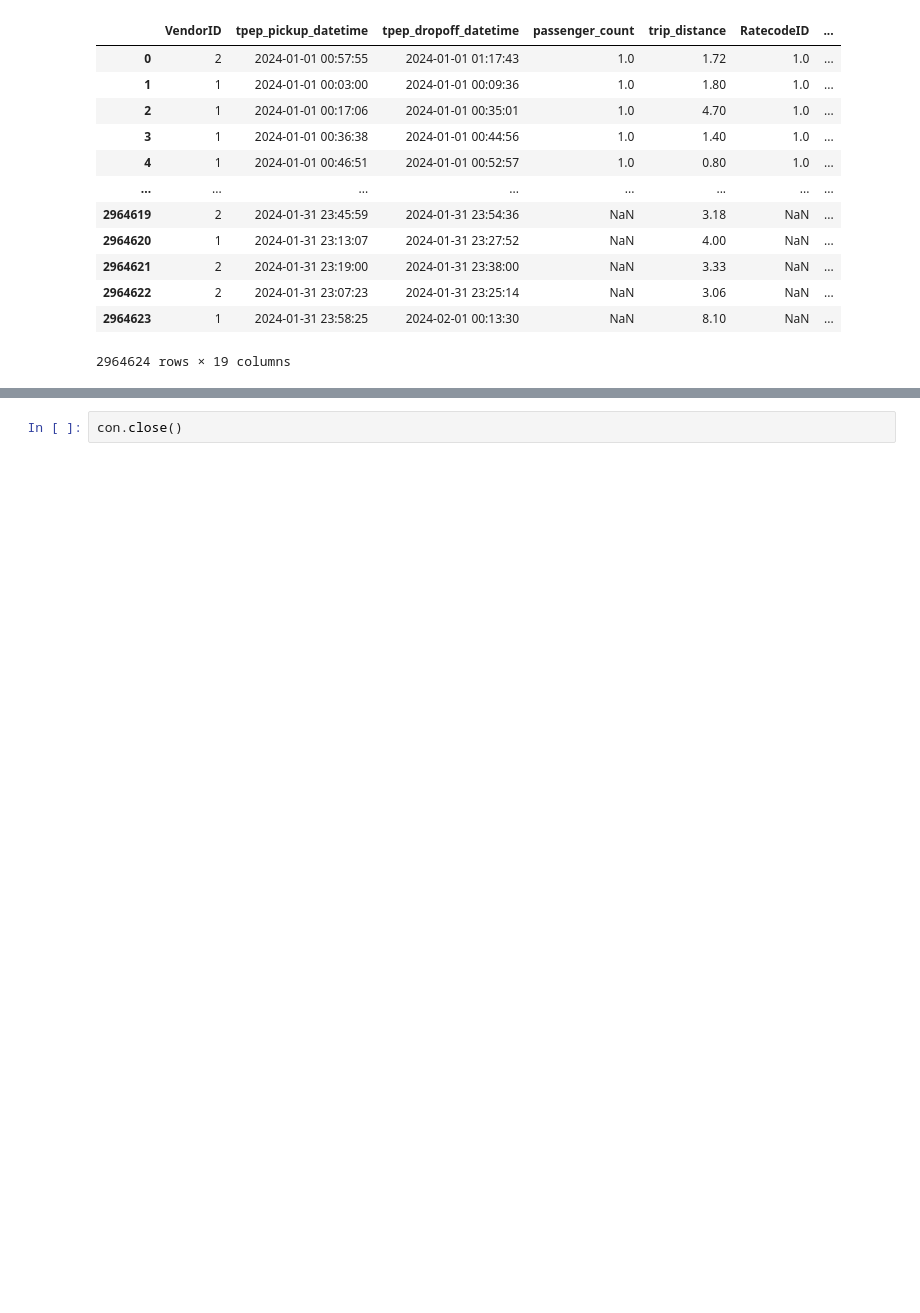
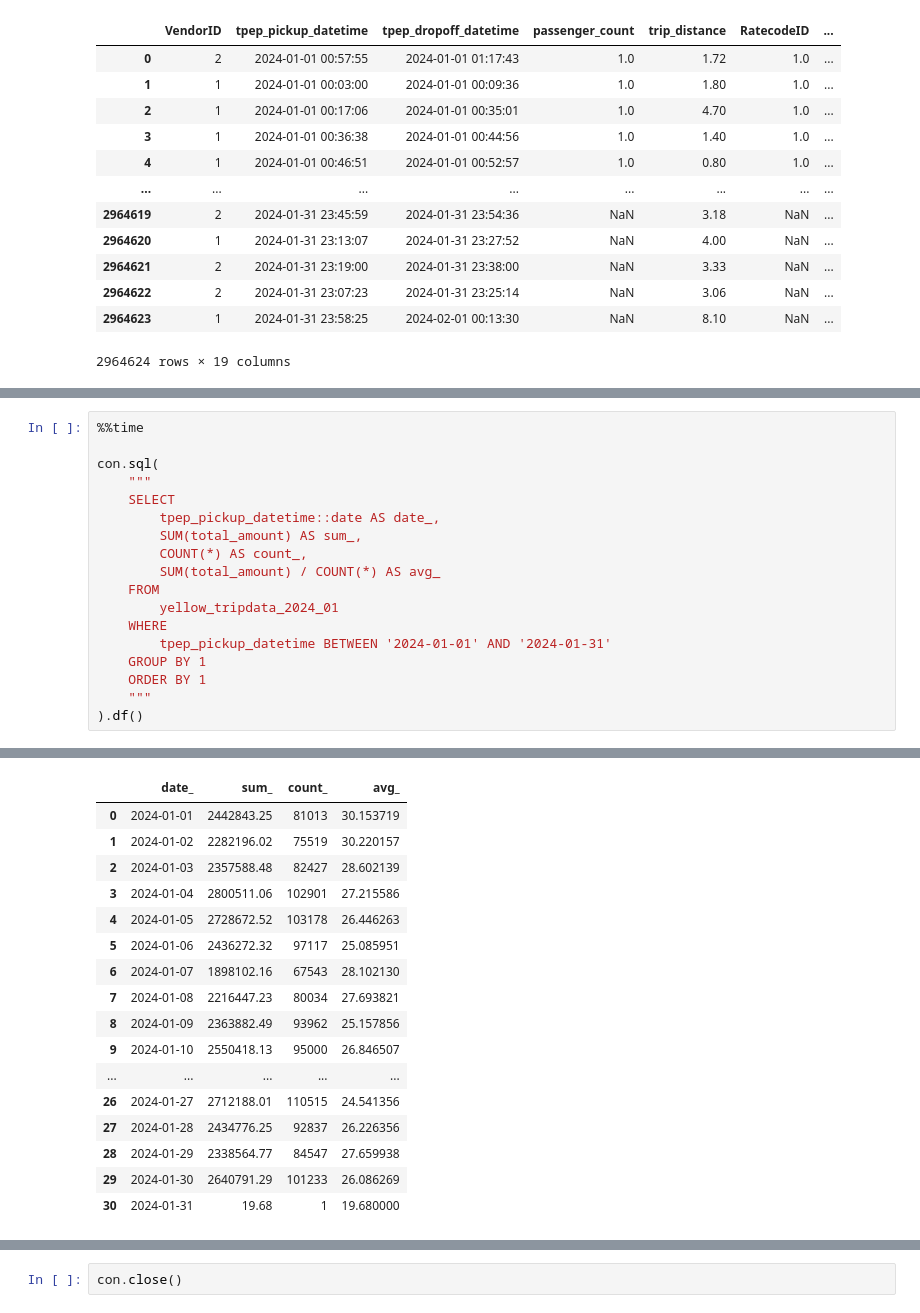
Before and after one commit to k0rsakov/all_about_DuckDB, a Jupyter notebook: code/notebook_for_duckdb.ipynb, the cells around one changed output, grey strips where cells are left out. Saved outputs shown, nothing was run; the diff lists cells and outputs as text; blank space fills up the shorter version.

```diff
--- a/code/notebook_for_duckdb.ipynb
+++ b/code/notebook_for_duckdb.ipynb
@@ -60,0 +140,19 @@ con.sql(
+# %%
+%%time
+
+con.sql(
+    """
+    SELECT
+        tpep_pickup_datetime::date AS date_,
+        SUM(total_amount) AS sum_,
+        COUNT(*) AS count_,
+        SUM(total_amount) / COUNT(*) AS avg_
+    FROM
+        yellow_tripdata_2024_01
+    WHERE
+        tpep_pickup_datetime BETWEEN '2024-01-01' AND '2024-01-31'
+    GROUP BY 1
+    ORDER BY 1
+    """
+).df()
+# %% [output]
@@ -60,0 +161,17 @@ con.sql(
+|  | date_ | sum_ | count_ | avg_ |
+| 0 | 2024-01-01 | 2442843.25 | 81013 | 30.153719 |
+| 1 | 2024-01-02 | 2282196.02 | 75519 | 30.220157 |
+| 2 | 2024-01-03 | 2357588.48 | 82427 | 28.602139 |
+| 3 | 2024-01-04 | 2800511.06 | 102901 | 27.215586 |
+| 4 | 2024-01-05 | 2728672.52 | 103178 | 26.446263 |
+| 5 | 2024-01-06 | 2436272.32 | 97117 | 25.085951 |
+| 6 | 2024-01-07 | 1898102.16 | 67543 | 28.102130 |
+| 7 | 2024-01-08 | 2216447.23 | 80034 | 27.693821 |
+| 8 | 2024-01-09 | 2363882.49 | 93962 | 25.157856 |
+| 9 | 2024-01-10 | 2550418.13 | 95000 | 26.846507 |
+| ... | ... | ... | ... | ... |
+| 26 | 2024-01-27 | 2712188.01 | 110515 | 24.541356 |
+| 27 | 2024-01-28 | 2434776.25 | 92837 | 26.226356 |
+| 28 | 2024-01-29 | 2338564.77 | 84547 | 27.659938 |
+| 29 | 2024-01-30 | 2640791.29 | 101233 | 26.086269 |
+| 30 | 2024-01-31 | 19.68 | 1 | 19.680000 |
```
Also changed, not shown: parts of 6 cells of this notebook, 1 other file.
